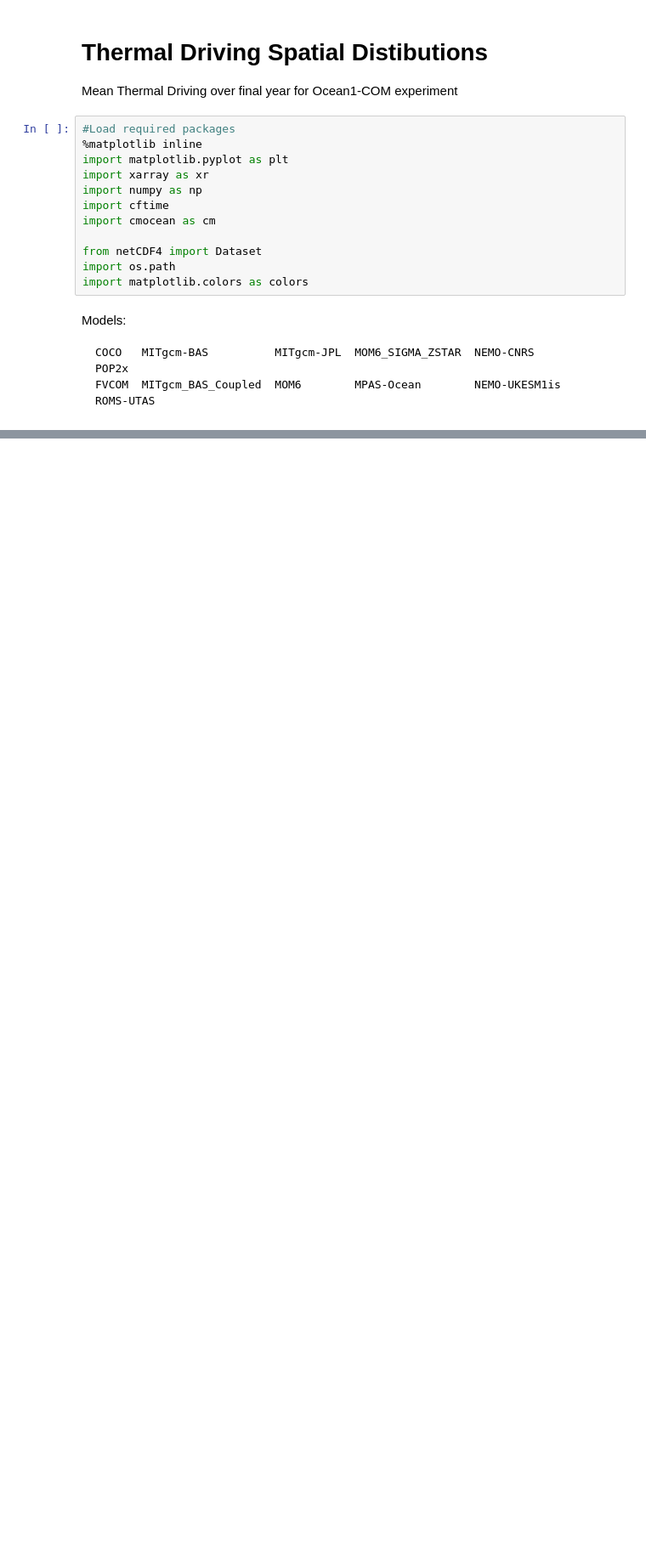
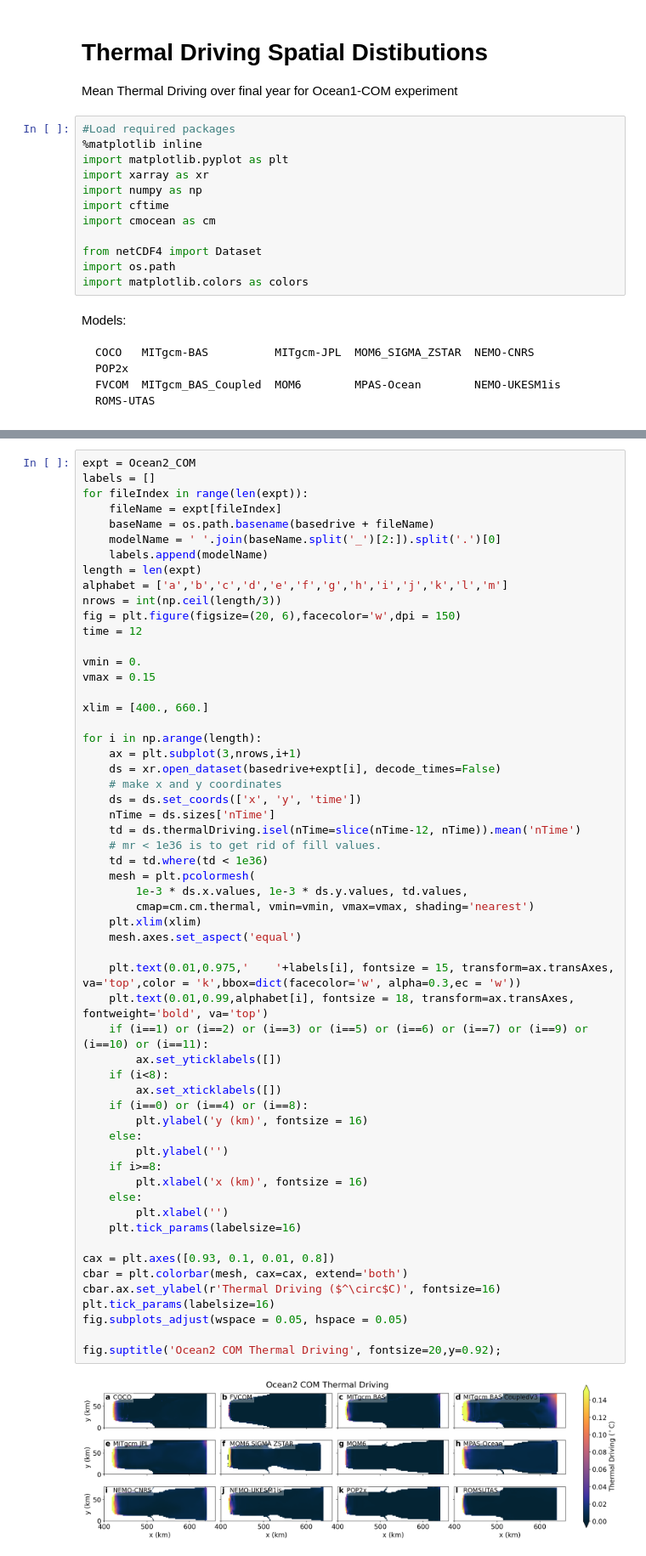
Before and after one commit to misomip/isomip-plus, a Jupyter notebook: notebooks/meltrate-spatialdist/ocean1/TD-spatial-dist.ipynb, the cells around one changed output, grey strips where cells are left out. Shown: that part at 85% size. Saved outputs shown, nothing was run; the diff lists cells and outputs as text; blank space fills up the shorter version.

```diff
--- a/notebooks/meltrate-spatialdist/ocean1/TD-spatial-dist.ipynb
+++ b/notebooks/meltrate-spatialdist/ocean1/TD-spatial-dist.ipynb
@@ -87,0 +99,59 @@ fig.suptitle('Ocean1 COM Thermal Driving', fontsize=20);
+# %%
+expt = Ocean2_COM
+labels = []
+for fileIndex in range(len(expt)):
+    fileName = expt[fileIndex]
+    baseName = os.path.basename(basedrive + fileName)
+    modelName = ' '.join(baseName.split('_')[2:]).split('.')[0]
+    labels.append(modelName)
+length = len(expt)
+alphabet = ['a','b','c','d','e','f','g','h','i','j','k','l','m']
+nrows = int(np.ceil(length/3))
+fig = plt.figure(figsize=(20, 6),facecolor='w',dpi = 150)
+time = 12
+
+vmin = 0.
+vmax = 0.15
+
+xlim = [400., 660.]
+
+for i in np.arange(length):
+    ax = plt.subplot(3,nrows,i+1)
+    ds = xr.open_dataset(basedrive+expt[i], decode_times=False)
+    # make x and y coordinates
+    ds = ds.set_coords(['x', 'y', 'time'])
+    nTime = ds.sizes['nTime']
+    td = ds.thermalDriving.isel(nTime=slice(nTime-12, nTime)).mean('nTime')
+    # mr < 1e36 is to get rid of fill values.
+    td = td.where(td < 1e36)
+    mesh = plt.pcolormesh(
+        1e-3 * ds.x.values, 1e-3 * ds.y.values, td.values,
+        cmap=cm.cm.thermal, vmin=vmin, vmax=vmax, shading='nearest')
+    plt.xlim(xlim)
+    mesh.axes.set_aspect('equal')
+
+    plt.text(0.01,0.975,'    '+labels[i], fontsize = 15, transform=ax.transAxes, va='top',color = 'k',bbox=dict(facecolor='w', alpha=0.3,ec = 'w'))
+    plt.text(0.01,0.99,alphabet[i], fontsize = 18, transform=ax.transAxes, fontweight='bold', va='top')
+    if (i==1) or (i==2) or (i==3) or (i==5) or (i==6) or (i==7) or (i==9) or (i==10) or (i==11):
+        ax.set_yticklabels([])
+    if (i<8):
+        ax.set_xticklabels([])
+    if (i==0) or (i==4) or (i==8):
+        plt.ylabel('y (km)', fontsize = 16)
+    else:
+        plt.ylabel('')
+    if i>=8:
+        plt.xlabel('x (km)', fontsize = 16)
+    else:
+        plt.xlabel('')
+    plt.tick_params(labelsize=16)
+
+cax = plt.axes([0.93, 0.1, 0.01, 0.8])
+cbar = plt.colorbar(mesh, cax=cax, extend='both')
+cbar.ax.set_ylabel(r'Thermal Driving ($^\circ$C)', fontsize=16)
+plt.tick_params(labelsize=16)
+fig.subplots_adjust(wspace = 0.05, hspace = 0.05)
+
+fig.suptitle('Ocean2 COM Thermal Driving', fontsize=20,y=0.92);
+# %% [output]
+[figure, added]
```
Also changed, not shown: parts of 2 cells of this notebook, 1 other file.
